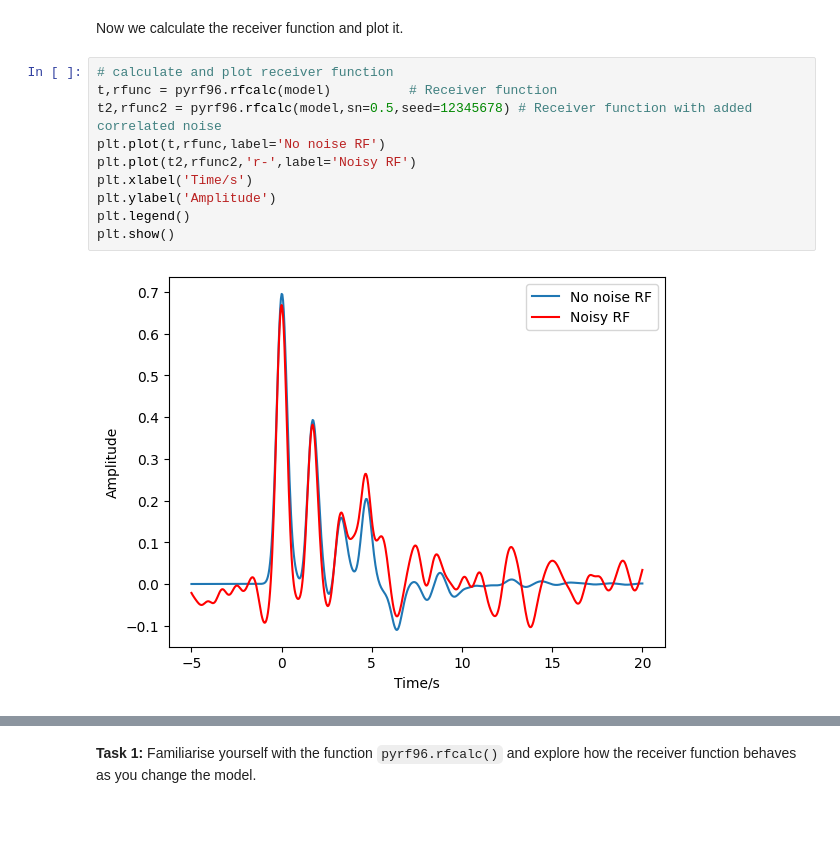
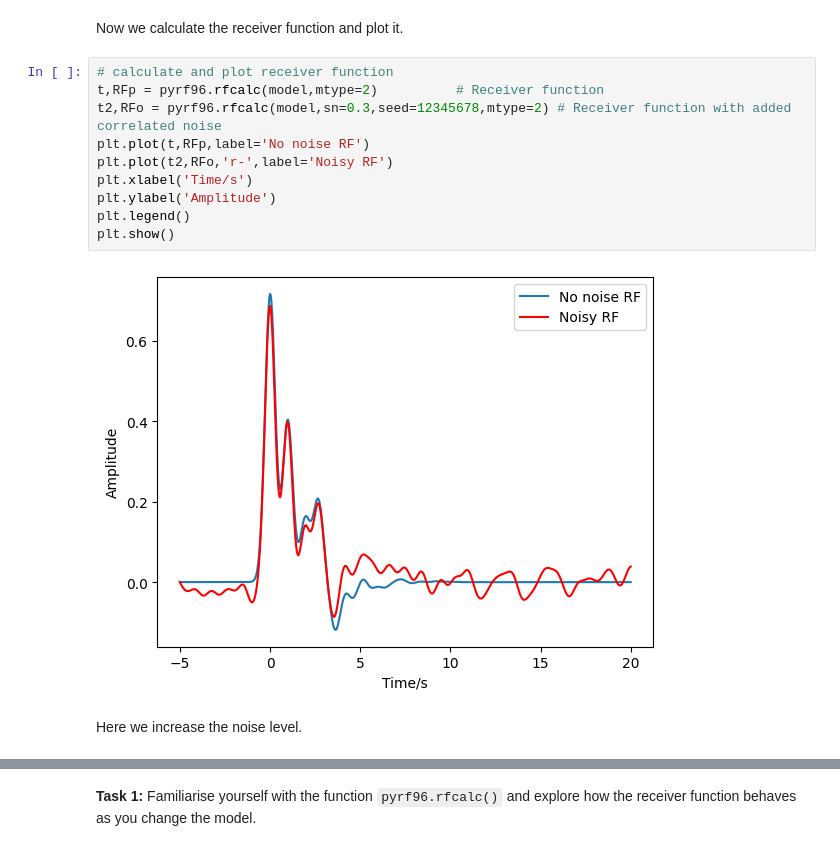
Before and after one commit to inlab-geo/pyrf96, a Jupyter notebook: examples/RF_direct search demo.ipynb, the cells around one changed output, grey strips where cells are left out. Drawn from its saved outputs; the diff is of its cells as text; blank space fills up the shorter version.

```diff
--- a/examples/RF_direct search demo.ipynb
+++ b/examples/RF_direct search demo.ipynb
@@ -53,13 +65,15 @@ plt.show()
 Now we calculate the receiver function and plot it.
 # %%
 # calculate and plot receiver function
-t,rfunc = pyrf96.rfcalc(model)          # Receiver function
-t2,rfunc2 = pyrf96.rfcalc(model,sn=0.5,seed=12345678) # Receiver function with added correlated noise
-plt.plot(t,rfunc,label='No noise RF')
-plt.plot(t2,rfunc2,'r-',label='Noisy RF')
+t,RFp = pyrf96.rfcalc(model,mtype=2)          # Receiver function
+t2,RFo = pyrf96.rfcalc(model,sn=0.3,seed=12345678,mtype=2) # Receiver function with added correlated noise
+plt.plot(t,RFp,label='No noise RF')
+plt.plot(t2,RFo,'r-',label='Noisy RF')
 plt.xlabel('Time/s')
 plt.ylabel('Amplitude')
 plt.legend()
 plt.show()
 # %% [output]
-[figure, old version]
+[figure, new version]
+# %% [markdown]
+Here we increase the noise level.
```
Also changed, not shown: parts of 21 cells of this notebook, 1 other file.
